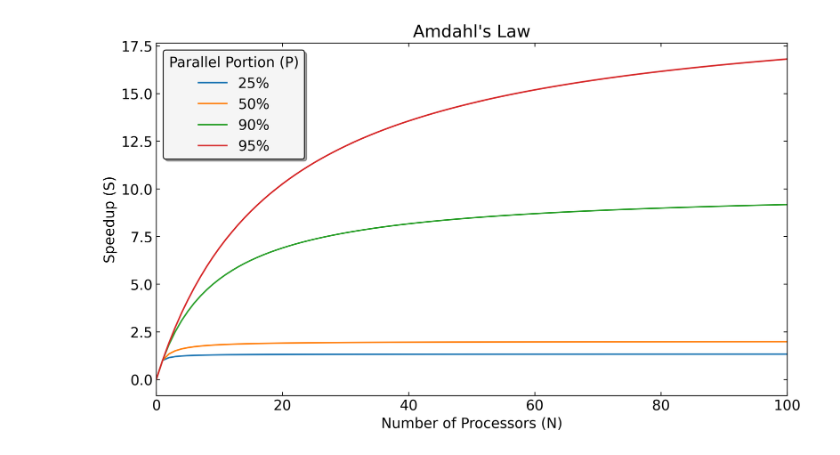
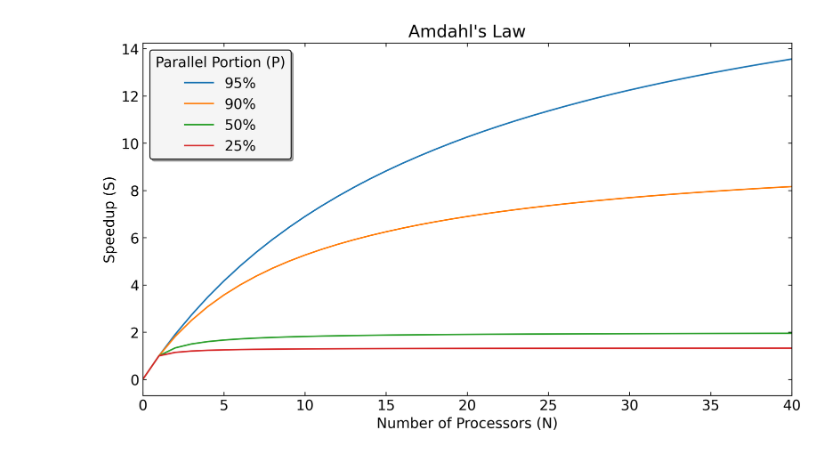
Before and after one commit to 4Tel/private-python-working, a Jupyter notebook: OpenMP/Amdahl's_Law1.ipynb, the cells around one changed output. Drawn from its saved outputs; the diff is of its cells as text; code cells hidden in the pictures.

```diff
--- a/OpenMP/Amdahl's_Law1.ipynb
+++ b/OpenMP/Amdahl's_Law1.ipynb
@@ -1,28 +1,29 @@
 # %%
 import numpy as np
 import matplotlib.pyplot as plt
 import sys
 sys.path.append('../')
 import plotForm
 plotForm.configure_matplotlib()
 
 plt.title('Amdahl\'s Law')
 plt.xlabel('Number of Processors (N)')
 plt.ylabel('Speedup (S)')
 
 def amdahls_law(P, N):
     return N and 1 / ((1 - P) + P/N)
 
 P_values = [0.25, 0.5, 0.9, 0.95]
-N_values = np.arange(0, 101)
+xmax=40
+N_values = np.arange(0, xmax+1)
 
-for P in P_values:
+for P in P_values[::-1]:
     speedups = [amdahls_law(P, N) for N in N_values]
     plt.plot(N_values, speedups, label=f'{P:.0%}')
 
-plt.xlim(0, 100)
+plt.xlim(0, xmax)
 plt.legend(title="Parallel Portion (P)",loc='best',**plotForm.legend_params)
 plt.tight_layout()
 plt.show()
 # %% [output]
-[figure, old version]
+[figure, new version]
```
Also changed, not shown: 2 other files.
